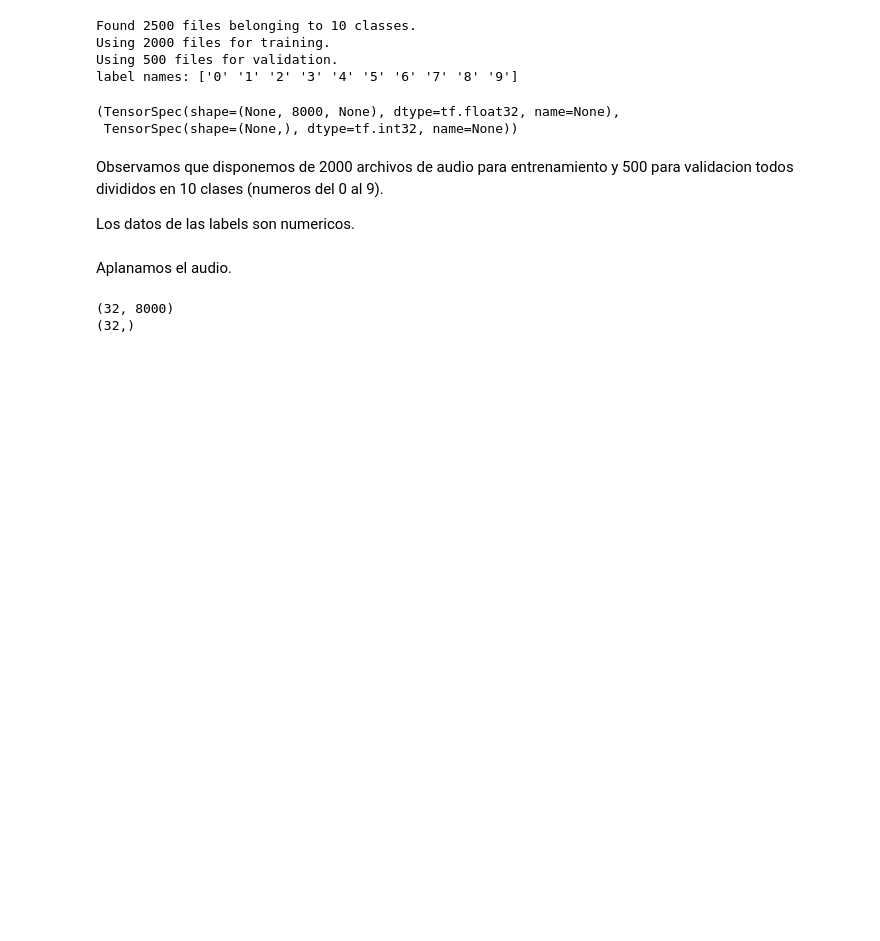
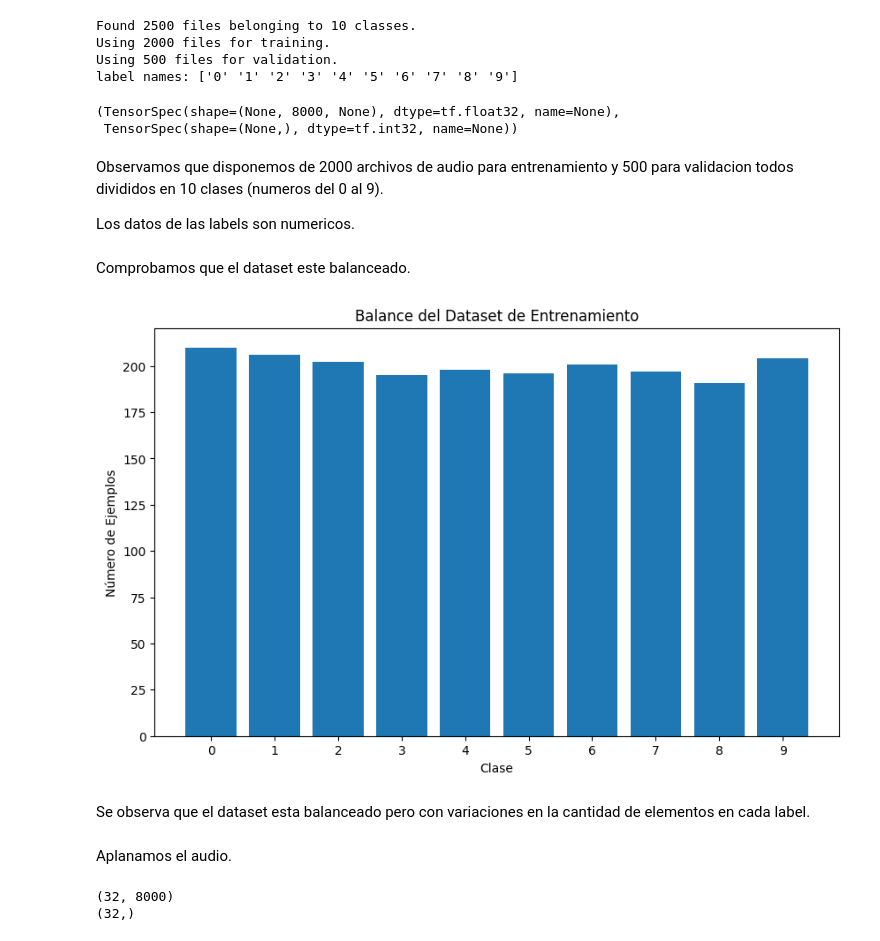
Before and after one commit to tomasnavarr0/TP2-AA2, a Jupyter notebook: Problema_1.ipynb, the cells around one changed output. Drawn from its saved outputs; the diff is of its cells as text; code cells hidden in the pictures; blank space fills up the shorter version.

```diff
--- a/Problema_1.ipynb
+++ b/Problema_1.ipynb
@@ -133,6 +134,23 @@ label names: ['0' '1' '2' '3' '4' '5' '6' '7' '8' '9']
 Observamos que disponemos de 2000 archivos de audio para entrenamiento y 500 para validacion todos divididos en 10 clases (numeros del 0 al 9).
 
 Los datos de las labels son numericos.
+# %% [markdown]
+Comprobamos que el dataset este balanceado.
+# %%
+train_labels = np.concatenate([y for x, y in train_ds], axis=0)
+
+unique, counts = np.unique(train_labels, return_counts=True)
+
+plt.figure(figsize=(10, 6))
+plt.bar(label_names[unique], counts)
+plt.xlabel('Clase')
+plt.ylabel('Número de Ejemplos')
+plt.title('Balance del Dataset de Entrenamiento')
+plt.show()
+# %% [output]
+[figure, added]
+# %% [markdown]
+Se observa que el dataset esta balanceado pero con variaciones en la cantidad de elementos en cada label.
 # %%
 def squeeze(audio, labels):
   audio = tf.squeeze(audio, axis=-1)
```
Also changed, not shown: parts of 8 cells of this notebook.
